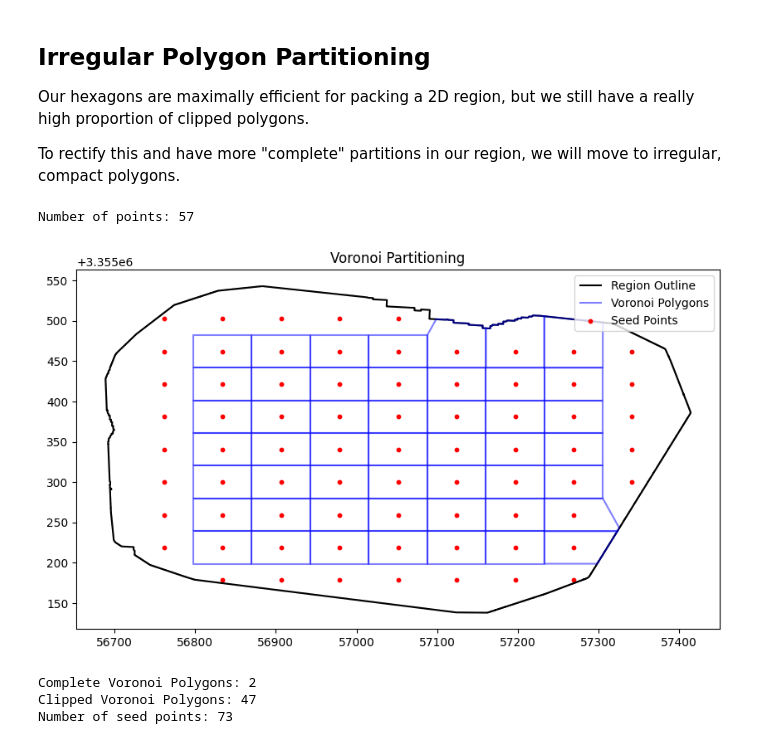
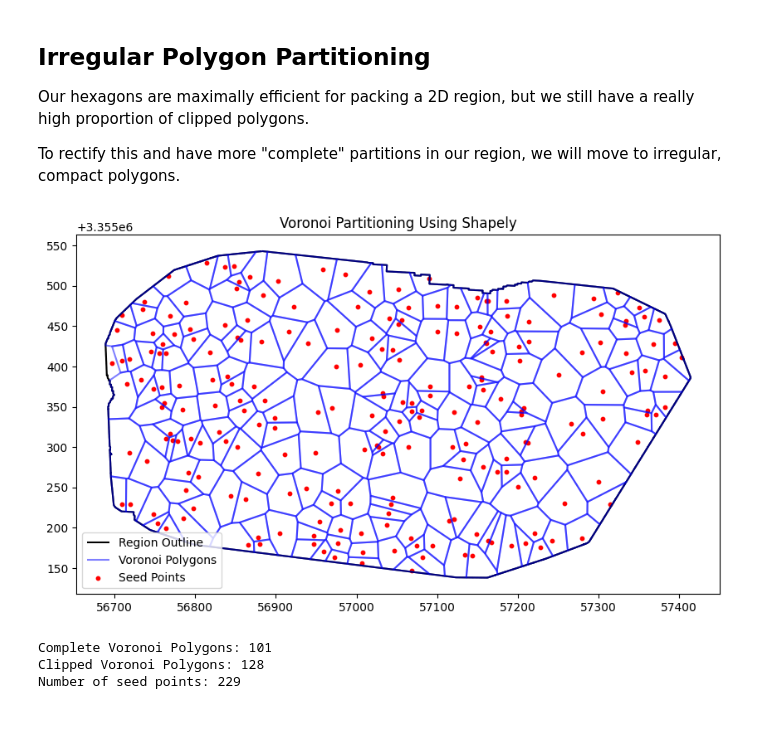
Before and after one commit to javelina-works/unsupervised-cv-search, a Jupyter notebook: content/notebooks/11_region_partition.ipynb, the cells around one changed output. Saved outputs shown, nothing was run; the diff lists cells and outputs as text; code cells hidden in the pictures.

```diff
--- a/content/notebooks/11_region_partition.ipynb
+++ b/content/notebooks/11_region_partition.ipynb
@@ -609,30 +592,30 @@ def generate_voronoi_partition_with_points(region_polygon, target_area_acres, nu
 # %%
-# Generate Voronoi partition
-# target_area_acres = 1  # 1 acre
-# voronoi_gdf = generate_voronoi_partition(contour_proj_polygon, target_area_acres)
+# Convert target area to square meters
+target_area_acres = 0.5
+target_area_sqm = target_area_acres * 4046.86
+num_points = int(contour_proj_polygon.area / target_area_sqm)
 
-# Generate Voronoi partition and points
-target_area_acres = 1  # 1 acre
-voronoi_gdf, points_gdf = generate_voronoi_partition_with_points(contour_proj_polygon, target_area_acres)
 
-# Plot the Voronoi polygons
+voronoi_gdf, points_gdf = generate_voronoi_with_shapely(contour_proj_polygon, num_points)
+
+# Visualize the result
 fig, ax = plt.subplots(figsize=(10, 10))
 gpd.GeoDataFrame({"geometry": [contour_proj_polygon]}).boundary.plot(ax=ax, color="black", label="Region Outline")
 voronoi_gdf.boundary.plot(ax=ax, color="blue", alpha=0.5, label="Voronoi Polygons")
 points_gdf.plot(ax=ax, color="red", markersize=10, label="Seed Points")
 plt.legend()
-plt.title("Voronoi Partitioning")
+plt.title("Voronoi Partitioning Using Shapely")
 plt.show()
+
 
 # Count polygons with areas close to the target
 complete_count, clipped_count = count_hexagons(voronoi_gdf, hexagon_side_length=np.sqrt((2 * target_area_sqm) / (3 * np.sqrt(3))))
 
 print(f"Complete Voronoi Polygons: {complete_count}")
 print(f"Clipped Voronoi Polygons: {clipped_count}")
 print(f"Number of seed points: {len(points_gdf)}")
 # %% [output]
+[figure, new version]
-Number of points: 57
+Complete Voronoi Polygons: 101
+Clipped Voronoi Polygons: 128
+Number of seed points: 229
-[figure, old version]
-Complete Voronoi Polygons: 2
-Clipped Voronoi Polygons: 47
-Number of seed points: 73
```
Also changed, not shown: parts of 6 cells of this notebook.
